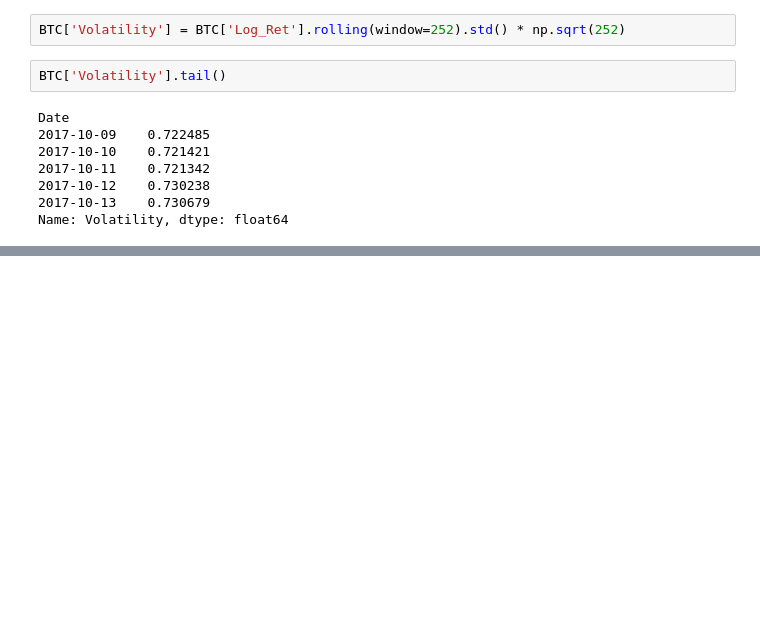
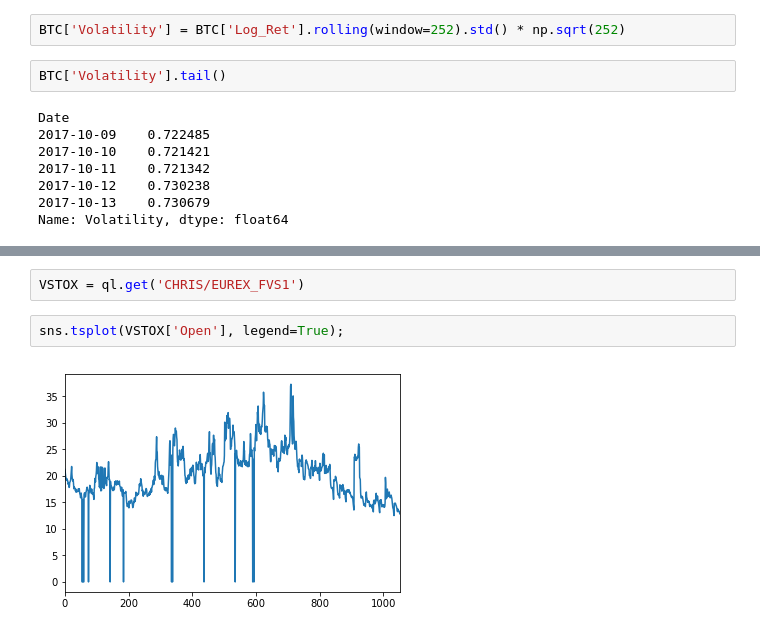
Before and after one commit to eliekawerk/trading, a Jupyter notebook: Py4Fi_trading.ipynb, the cells around one changed output, grey strips where cells are left out. Saved outputs shown, nothing was run; the diff lists cells and outputs as text; blank space fills up the shorter version.

```diff
--- a/Py4Fi_trading.ipynb
+++ b/Py4Fi_trading.ipynb
@@ -59,0 +64,6 @@ BTC[['Close', 'Volatility']].plot(subplots=True)
+# %%
+VSTOX = ql.get('CHRIS/EUREX_FVS1')
+# %%
+sns.tsplot(VSTOX['Open'], legend=True);
+# %% [output]
+[figure, added]
```
Also changed, not shown: parts of 1 cell of this notebook, 1 other file.
